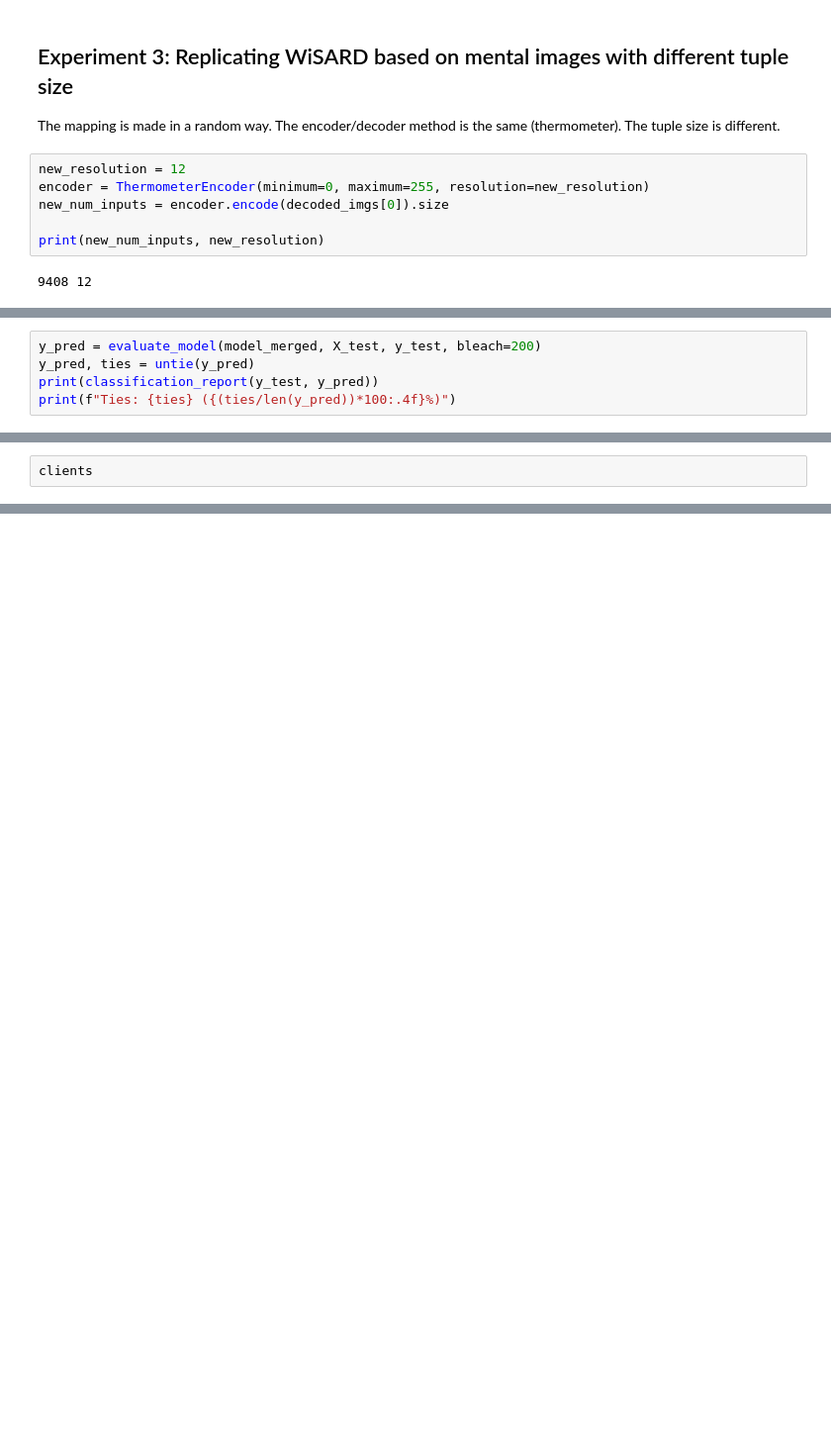
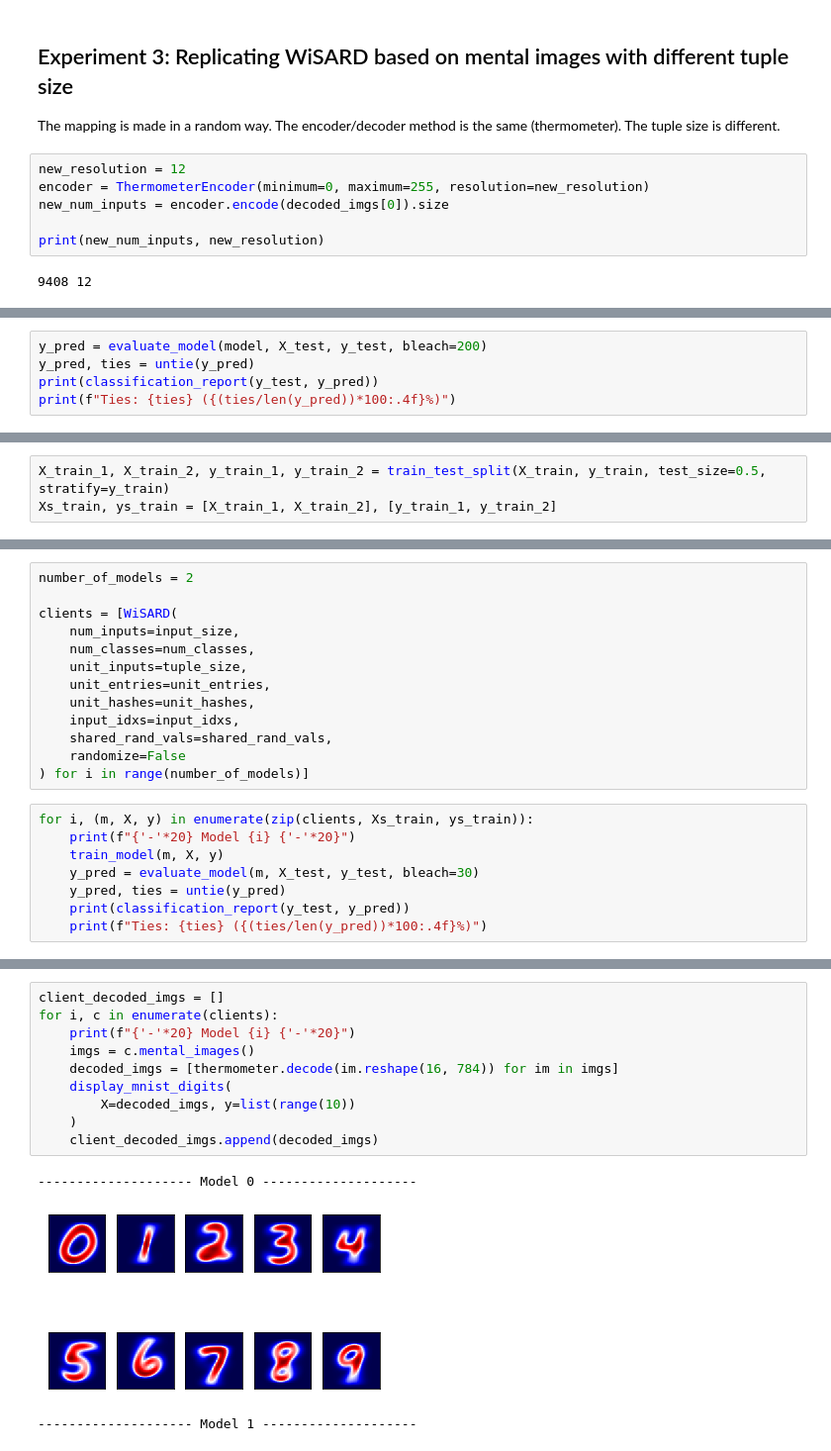
Before and after one commit to otavioon/wisard, a Jupyter notebook: wisard_mental_images.ipynb, the cells around one changed output, grey strips where cells are left out. Shown at 99% size. Saved outputs shown, nothing was run; the diff lists cells and outputs as text; blank space fills up the shorter version.

Commit message:
Added federated learning.
Implemented Federated Learning with WiSARD, based on operations over the mental images.

```diff
--- a/wisard_mental_images.ipynb
+++ b/wisard_mental_images.ipynb
@@ -313,5 +313,5 @@ model_from_mental_image(model_merged, encoder, decoded_imgs)
 # %%
-y_pred = evaluate_model(model_merged, X_test, y_test, bleach=200)
+y_pred = evaluate_model(model, X_test, y_test, bleach=200)
 y_pred, ties = untie(y_pred)
 print(classification_report(y_test, y_pred))
 print(f"Ties: {ties} ({(ties/len(y_pred))*100:.4f}%)")
@@ -351,2 +351,3 @@ We will have: 1 Master and 2 slaves. The dataset is balanced and stratified.
 # %%
-clients
+X_train_1, X_train_2, y_train_1, y_train_2 = train_test_split(X_train, y_train, test_size=0.5, stratify=y_train)
+Xs_train, ys_train = [X_train_1, X_train_2], [y_train_1, y_train_2]
@@ -352,0 +358,21 @@ clients
+# %%
+number_of_models = 2
+
+clients = [WiSARD(
+    num_inputs=input_size,
+    num_classes=num_classes,
+    unit_inputs=tuple_size,
+    unit_entries=unit_entries,
+    unit_hashes=unit_hashes,
+    input_idxs=input_idxs,
+    shared_rand_vals=shared_rand_vals,
+    randomize=False
+) for i in range(number_of_models)]
+# %%
+for i, (m, X, y) in enumerate(zip(clients, Xs_train, ys_train)):
+    print(f"{'-'*20} Model {i} {'-'*20}")
+    train_model(m, X, y)
+    y_pred = evaluate_model(m, X_test, y_test, bleach=30)
+    y_pred, ties = untie(y_pred)
+    print(classification_report(y_test, y_pred))
+    print(f"Ties: {ties} ({(ties/len(y_pred))*100:.4f}%)")
@@ -352,0 +418,14 @@ clients
+# %%
+client_decoded_imgs = []
+for i, c in enumerate(clients):
+    print(f"{'-'*20} Model {i} {'-'*20}")
+    imgs = c.mental_images()
+    decoded_imgs = [thermometer.decode(im.reshape(16, 784)) for im in imgs]
+    display_mnist_digits(
+        X=decoded_imgs, y=list(range(10))
+    )
+    client_decoded_imgs.append(decoded_imgs)
+# %% [output]
+-------------------- Model 0 --------------------
+[figure, added]
+-------------------- Model 1 --------------------
```
Also changed, not shown: parts of 22 cells of this notebook.
